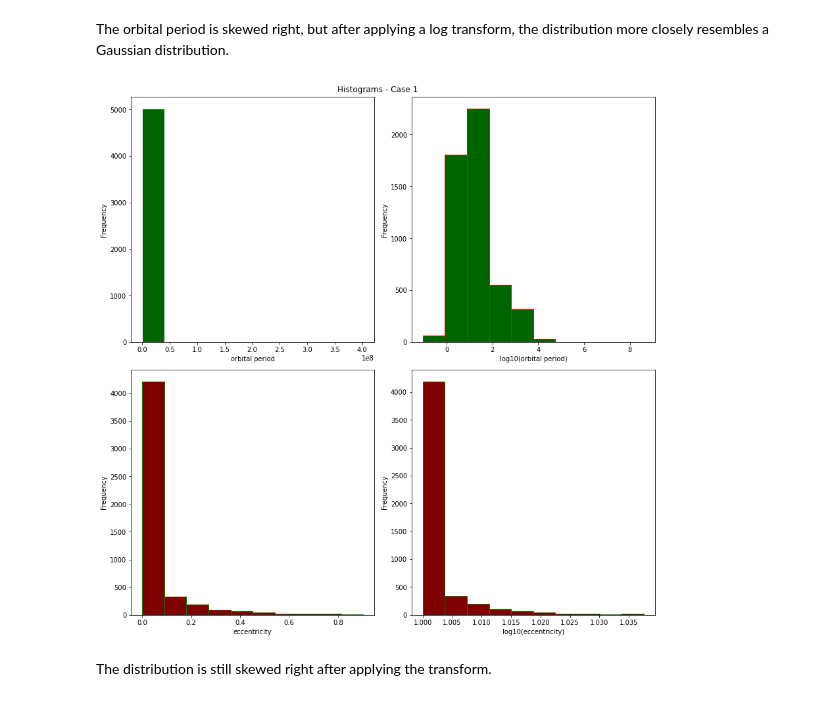
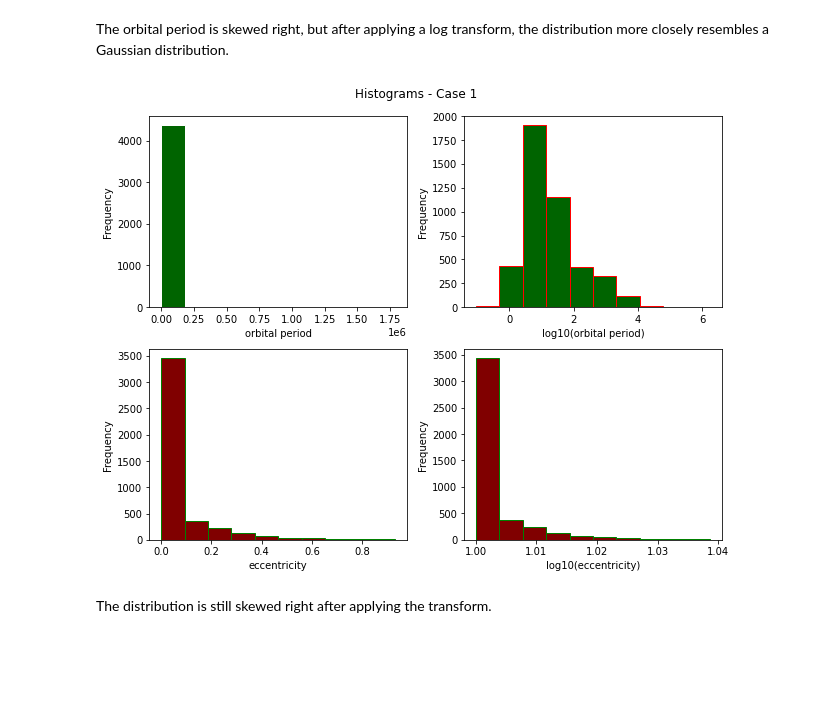
Before and after one commit to jbravo87/blog-projects, a Jupyter notebook: exoplanet_data_notebook.ipynb, the cells around one changed output. Drawn from its saved outputs; the diff is of its cells as text; code cells hidden in the pictures; blank space fills up the shorter version.

Commit message:
Adjustments to the plots resolution and added some simple logic.

```diff
--- a/exoplanet_data_notebook.ipynb
+++ b/exoplanet_data_notebook.ipynb
@@ -83,8 +83,8 @@ df1
 Will rename the columns of interest for ease, i.e. make analysis clearer, and remove unnecessary rows by removing all the NA values from the original data frame.
 # %%
 df1 = df1.rename(columns={'pl_name':'planetname', 'pl_orbper':'orbitperiod', 'pl_orbeccen':'eccentricity'})
-#df1 = df1.dropna()
-df1 = df1.fillna(df1.median(numeric_only=True))
+df1 = df1.dropna()
+#df1 = df1.fillna(df1.median(numeric_only=True))
 df1
 # %% [output]
 |  | planetname | orbitperiod | eccentricity |
@@ -227,26 +233,26 @@ The orbital period is skewed right, but after applying a log transform, the dist
 # %%
 # First, perform log base 10 transform
 orbper_log = np.log10(orbper)
 eccen_log = np.log10(eccen + 10)
 # Plotting Logic
-fig1, ax1 = plt.subplots(2, 2,figsize = (12, 12))
+fig1, ax1 = plt.subplots(2, 2,figsize = (9, 7))
 fig1.suptitle('Histograms - Case 1')
 ax1[0, 0].hist(orbper, color = 'darkgreen', edgecolor = 'white')
 #ax1[0, 0].set_title('') #<- use this logic to give each plot its own title.
 ax1[0, 0].set(xlabel = 'orbital period')
 ax1[0, 1].hist(orbper_log, color = "darkgreen", edgecolor = 'red')
 ax1[0, 1].set(xlabel = 'log10(orbital period)')
 ax1[1, 0].hist(eccen, color = "maroon", edgecolor = 'green')
 ax1[1, 0].set(xlabel = 'eccentricity')
 ax1[1, 1].hist(eccen_log, color = "maroon", edgecolor = 'green')
 ax1[1, 1].set(xlabel = 'log10(eccentricity)')
 
 for ax in ax1.flat:
     ax.set(ylabel = 'Frequency')
-plt.savefig('histograms_1.png')
+plt.savefig('histograms_1.png',dpi=600)
 fig1.tight_layout()
 # %% [output]
-[figure, old version]
+[figure, new version]
 # %% [markdown]
 The distribution is still skewed right after applying the transform.
 # %% [markdown]
```
Also changed, not shown: parts of 92 cells of this notebook.
